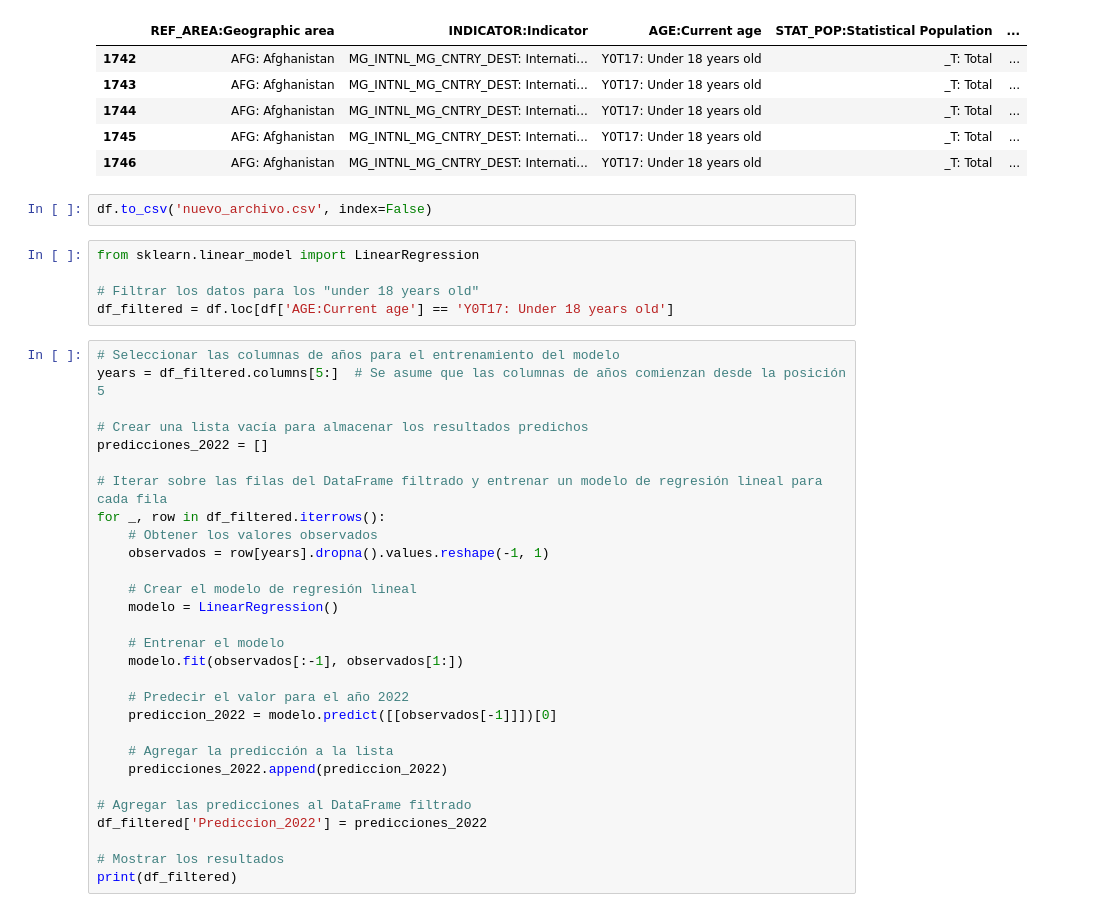
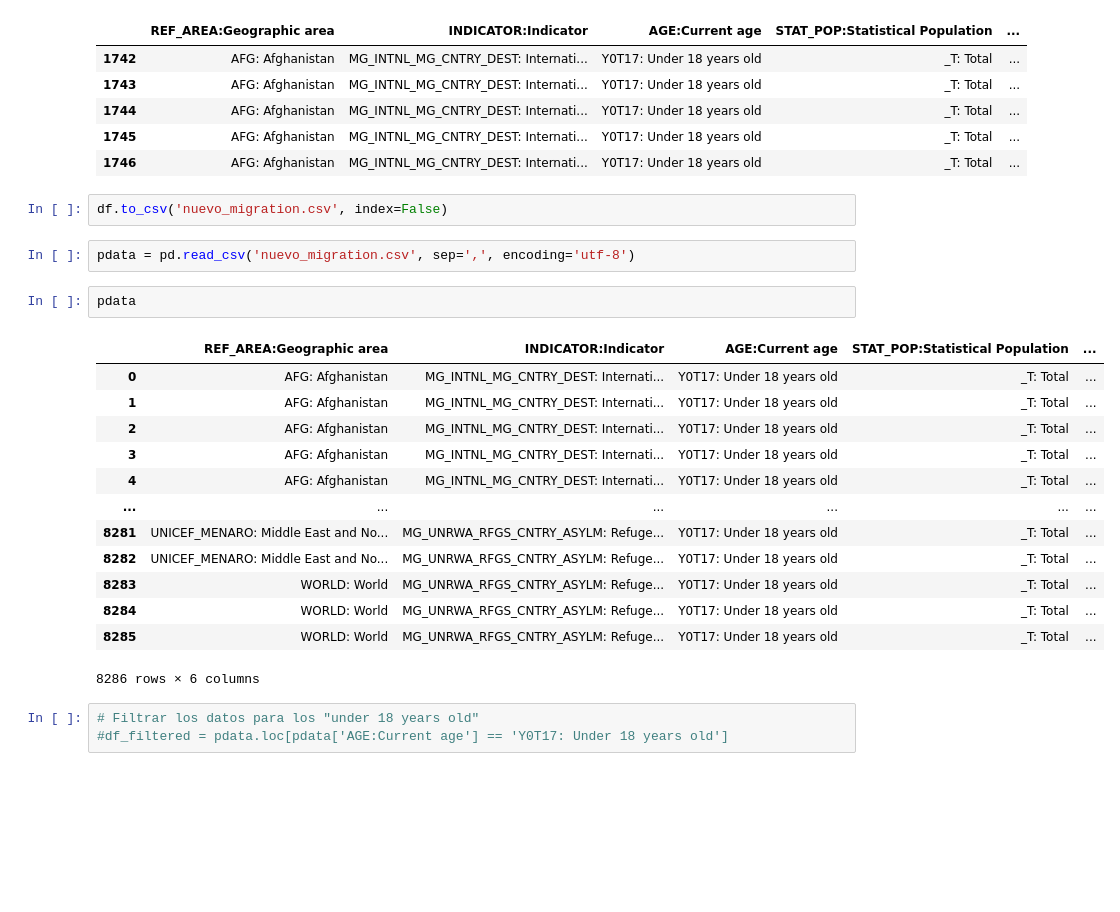
Before and after one commit to monicaclaros/WW_Migration, a Jupyter notebook: WW_Migration.ipynb, the cells around one changed output. Saved outputs shown, nothing was run; the diff lists cells and outputs as text; blank space fills up the shorter version.

```diff
--- a/WW_Migration.ipynb
+++ b/WW_Migration.ipynb
@@ -112,38 +112,25 @@ df.head()
 | 1745 | AFG: Afghanistan | MG_INTNL_MG_CNTRY_DEST: Internati... | Y0T17: Under 18 years old | _T: Total | ... |
 | 1746 | AFG: Afghanistan | MG_INTNL_MG_CNTRY_DEST: Internati... | Y0T17: Under 18 years old | _T: Total | ... |
 # %%
-df.to_csv('nuevo_archivo.csv', index=False)
+df.to_csv('nuevo_migration.csv', index=False)
+# %%
+pdata = pd.read_csv('nuevo_migration.csv', sep=',', encoding='utf-8')
+# %%
+pdata
+# %% [output]
+|  | REF_AREA:Geographic area | INDICATOR:Indicator | AGE:Current age | STAT_POP:Statistical Population | ... |
+| 0 | AFG: Afghanistan | MG_INTNL_MG_CNTRY_DEST: Internati... | Y0T17: Under 18 years old | _T: Total | ... |
+| 1 | AFG: Afghanistan | MG_INTNL_MG_CNTRY_DEST: Internati... | Y0T17: Under 18 years old | _T: Total | ... |
+| 2 | AFG: Afghanistan | MG_INTNL_MG_CNTRY_DEST: Internati... | Y0T17: Under 18 years old | _T: Total | ... |
+| 3 | AFG: Afghanistan | MG_INTNL_MG_CNTRY_DEST: Internati... | Y0T17: Under 18 years old | _T: Total | ... |
+| 4 | AFG: Afghanistan | MG_INTNL_MG_CNTRY_DEST: Internati... | Y0T17: Under 18 years old | _T: Total | ... |
+| ... | ... | ... | ... | ... | ... |
+| 8281 | UNICEF_MENARO: Middle East and No... | MG_UNRWA_RFGS_CNTRY_ASYLM: Refuge... | Y0T17: Under 18 years old | _T: Total | ... |
+| 8282 | UNICEF_MENARO: Middle East and No... | MG_UNRWA_RFGS_CNTRY_ASYLM: Refuge... | Y0T17: Under 18 years old | _T: Total | ... |
+| 8283 | WORLD: World | MG_UNRWA_RFGS_CNTRY_ASYLM: Refuge... | Y0T17: Under 18 years old | _T: Total | ... |
+| 8284 | WORLD: World | MG_UNRWA_RFGS_CNTRY_ASYLM: Refuge... | Y0T17: Under 18 years old | _T: Total | ... |
+| 8285 | WORLD: World | MG_UNRWA_RFGS_CNTRY_ASYLM: Refuge... | Y0T17: Under 18 years old | _T: Total | ... |
+8286 rows × 6 columns
 # %%
-from sklearn.linear_model import LinearRegression
-
 # Filtrar los datos para los "under 18 years old"
-df_filtered = df.loc[df['AGE:Current age'] == 'Y0T17: Under 18 years old']
+#df_filtered = pdata.loc[pdata['AGE:Current age'] == 'Y0T17: Under 18 years old']
-# %%
-# Seleccionar las columnas de años para el entrenamiento del modelo
-years = df_filtered.columns[5:]  # Se asume que las columnas de años comienzan desde la posición 5
-
-# Crear una lista vacía para almacenar los resultados predichos
-predicciones_2022 = []
-
-# Iterar sobre las filas del DataFrame filtrado y entrenar un modelo de regresión lineal para cada fila
-for _, row in df_filtered.iterrows():
-    # Obtener los valores observados
-    observados = row[years].dropna().values.reshape(-1, 1)
-
-    # Crear el modelo de regresión lineal
-    modelo = LinearRegression()
-
-    # Entrenar el modelo
-    modelo.fit(observados[:-1], observados[1:])
-
-    # Predecir el valor para el año 2022
-    prediccion_2022 = modelo.predict([[observados[-1]]])[0]
-
-    # Agregar la predicción a la lista
-    predicciones_2022.append(prediccion_2022)
-
-# Agregar las predicciones al DataFrame filtrado
-df_filtered['Prediccion_2022'] = predicciones_2022
-
-# Mostrar los resultados
-print(df_filtered)
```
Also changed, not shown: parts of 2 cells of this notebook, 2 other files.
